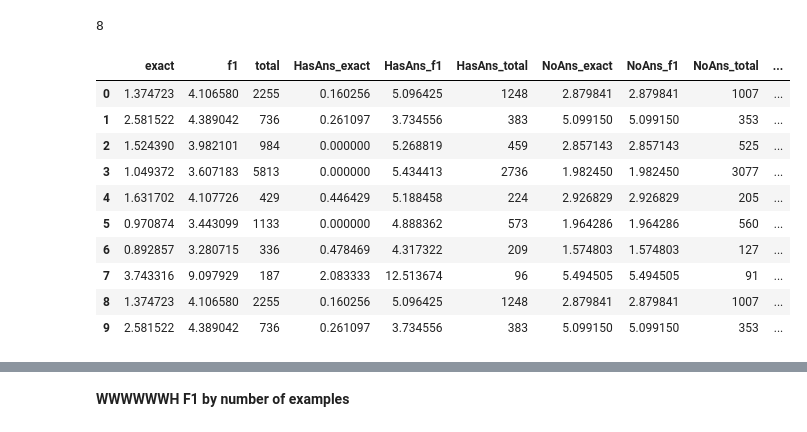
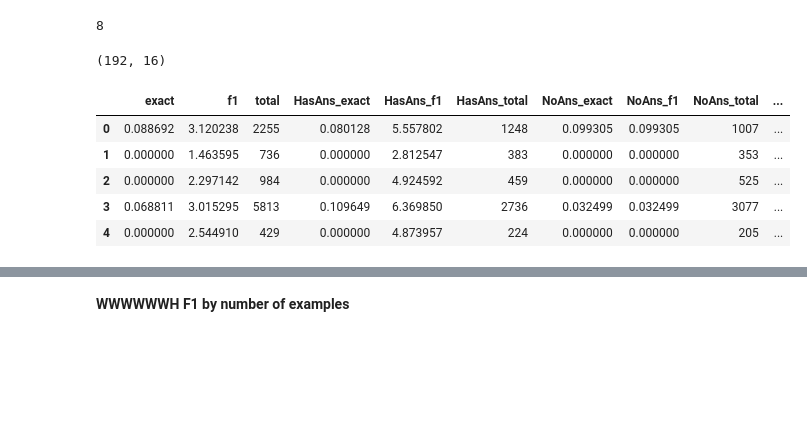
Before and after one commit to stevieg3/when-do-reading-comprehension-models-learn, a Jupyter notebook: notebooks/main/02-albert-xlarge-v2 SQuADv2.ipynb, the cells around one changed output, grey strips where cells are left out. Saved outputs shown, nothing was run; the diff lists cells and outputs as text; code cells hidden in the pictures; blank space fills up the shorter version.

```diff
--- a/notebooks/main/02-albert-xlarge-v2 SQuADv2.ipynb
+++ b/notebooks/main/02-albert-xlarge-v2 SQuADv2.ipynb
@@ -330,7 +330,7 @@ for seed, num_examples, label in tqdm(
     list(
         itertools.product(
             SEEDS,
-            combined['num_examples'].unique(),
+            np.sort(combined['num_examples'].unique())[:8], # combined['num_examples'].unique(),
             combined['w8h_label'].unique()
         )
     )
@@ -338,7 +338,8 @@ for seed, num_examples, label in tqdm(
 
     combined_subset = combined.copy()[
         (combined['w8h_label'] == label) &
-        (combined['num_examples'] == num_examples)
+        (combined['num_examples'] == num_examples) &
+        (combined['seed'] == seed)
     ]
 
     id_list = list(combined_subset['id'])
@@ -357,16 +358,14 @@ for seed, num_examples, label in tqdm(
 
     full_metrics.append(metrics)
 # %%
-pd.DataFrame(full_metrics)
+full_metrics_df = pd.DataFrame(full_metrics)
+print(full_metrics_df.shape)
+full_metrics_df.head()
 # %% [output]
+(192, 16)
 |  | exact | f1 | total | HasAns_exact | HasAns_f1 | HasAns_total | NoAns_exact | NoAns_f1 | NoAns_total | ... |
-| 0 | 1.374723 | 4.106580 | 2255 | 0.160256 | 5.096425 | 1248 | 2.879841 | 2.879841 | 1007 | ... |
-| 1 | 2.581522 | 4.389042 | 736 | 0.261097 | 3.734556 | 383 | 5.099150 | 5.099150 | 353 | ... |
-| 2 | 1.524390 | 3.982101 | 984 | 0.000000 | 5.268819 | 459 | 2.857143 | 2.857143 | 525 | ... |
-| 3 | 1.049372 | 3.607183 | 5813 | 0.000000 | 5.434413 | 2736 | 1.982450 | 1.982450 | 3077 | ... |
-| 4 | 1.631702 | 4.107726 | 429 | 0.446429 | 5.188458 | 224 | 2.926829 | 2.926829 | 205 | ... |
-| 5 | 0.970874 | 3.443099 | 1133 | 0.000000 | 4.888362 | 573 | 1.964286 | 1.964286 | 560 | ... |
-| 6 | 0.892857 | 3.280715 | 336 | 0.478469 | 4.317322 | 209 | 1.574803 | 1.574803 | 127 | ... |
-| 7 | 3.743316 | 9.097929 | 187 | 2.083333 | 12.513674 | 96 | 5.494505 | 5.494505 | 91 | ... |
-| 8 | 1.374723 | 4.106580 | 2255 | 0.160256 | 5.096425 | 1248 | 2.879841 | 2.879841 | 1007 | ... |
-| 9 | 2.581522 | 4.389042 | 736 | 0.261097 | 3.734556 | 383 | 5.099150 | 5.099150 | 353 | ... |
+| 0 | 0.088692 | 3.120238 | 2255 | 0.080128 | 5.557802 | 1248 | 0.099305 | 0.099305 | 1007 | ... |
+| 1 | 0.000000 | 1.463595 | 736 | 0.000000 | 2.812547 | 383 | 0.000000 | 0.000000 | 353 | ... |
+| 2 | 0.000000 | 2.297142 | 984 | 0.000000 | 4.924592 | 459 | 0.000000 | 0.000000 | 525 | ... |
+| 3 | 0.068811 | 3.015295 | 5813 | 0.109649 | 6.369850 | 2736 | 0.032499 | 0.032499 | 3077 | ... |
+| 4 | 0.000000 | 2.544910 | 429 | 0.000000 | 4.873957 | 224 | 0.000000 | 0.000000 | 205 | ... |
```
Also changed, not shown: parts of 7 cells of this notebook.
